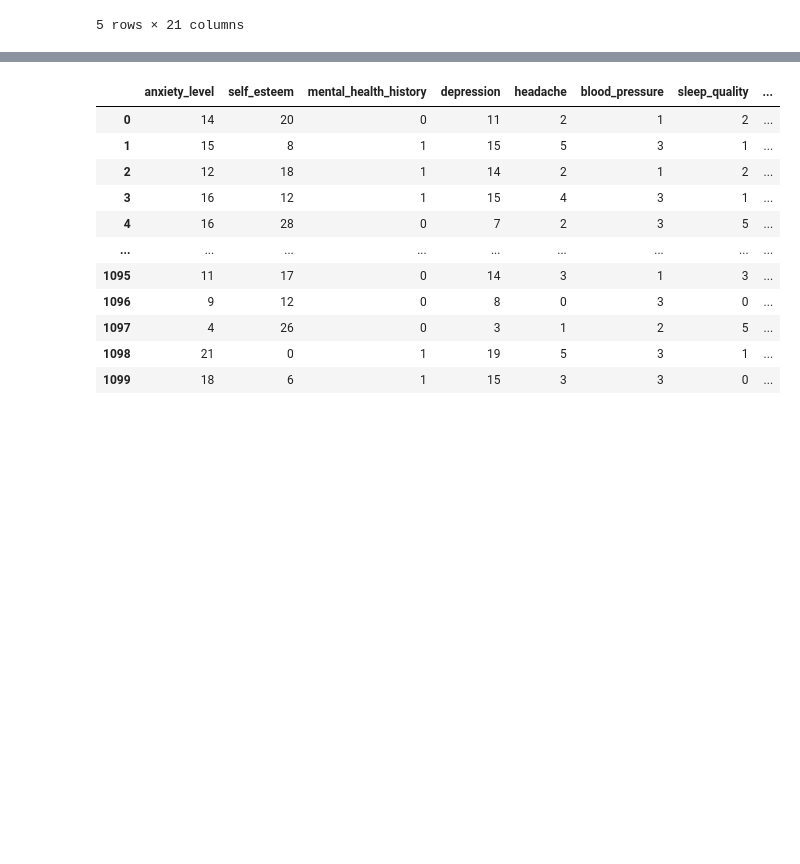
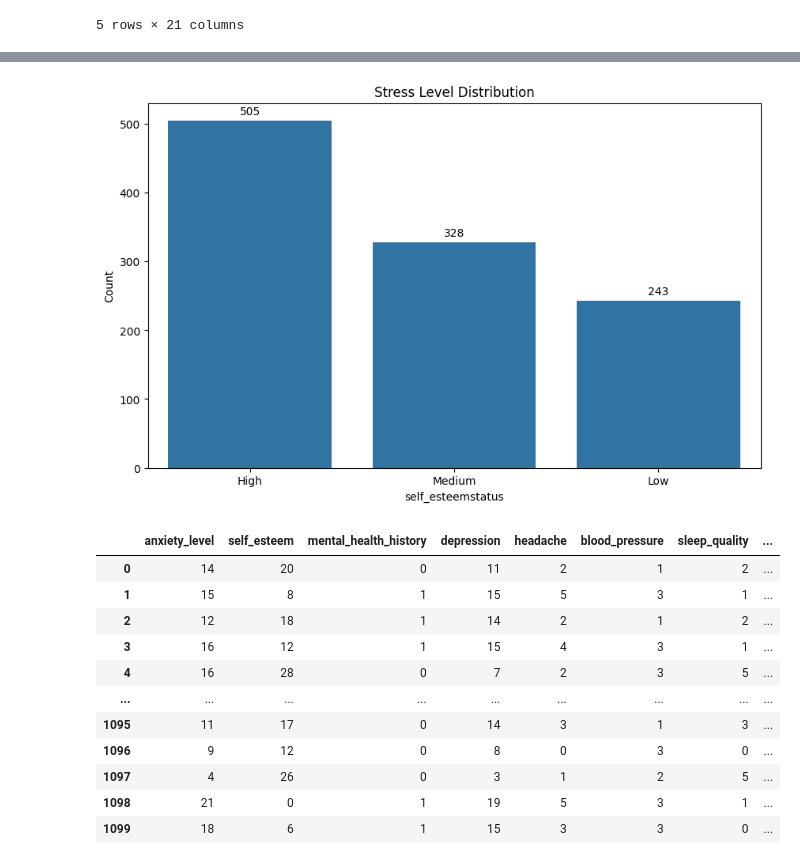
Before and after one commit to tadde201/pyhton_project, a Jupyter notebook: Data_analyst-Health.ipynb, the cells around one changed output, grey strips where cells are left out. Drawn from its saved outputs; the diff is of its cells as text; code cells hidden in the pictures; blank space fills up the shorter version.

Commit message:
update data

```diff
--- a/Data_analyst-Health.ipynb
+++ b/Data_analyst-Health.ipynb
@@ -54,0 +60,10 @@ plt.show()
+# %%
+# Define bins and labels
+bins = [0, 10, 20, float('inf')]   # Low: 0-10, Medium: 11-20, High: 21+
+labels = ['Low', 'Medium', 'High']
+# %%
+# Create new column
+df['self_esteemstatus'] = pd.cut(df['self_esteem'], bins=bins, labels=labels, right=True)
+# Check results
+print(df[['self_esteem', 'self_esteemstatus']].head())
+df
@@ -55,3 +90,24 @@ plt.show()
+# %%
+plt.figure(figsize=(10,6))
+order = df['self_esteemstatus'].value_counts().index
+ax = sns.countplot(data=df, x='self_esteemstatus',order=order)  # only x, no y
+
+# Add values on top of bars
+for p in ax.patches:
+    ax.annotate(
+        format(p.get_height(), '.0f'),   # show as integer
+        (p.get_x() + p.get_width() / 2., p.get_height()),
+        ha='center', va='center',
+        xytext=(0, 8),  # vertical offset
+        textcoords='offset points'
+    )
+
+plt.title('Stress Level Distribution')
+plt.xlabel('self_esteemstatus')
+plt.ylabel('Count')
+plt.show()
+# %% [output]
+[figure, added]
 # %%
 df
 # %% [output]
```
Also changed, not shown: parts of 10 cells of this notebook, 1 other file.
